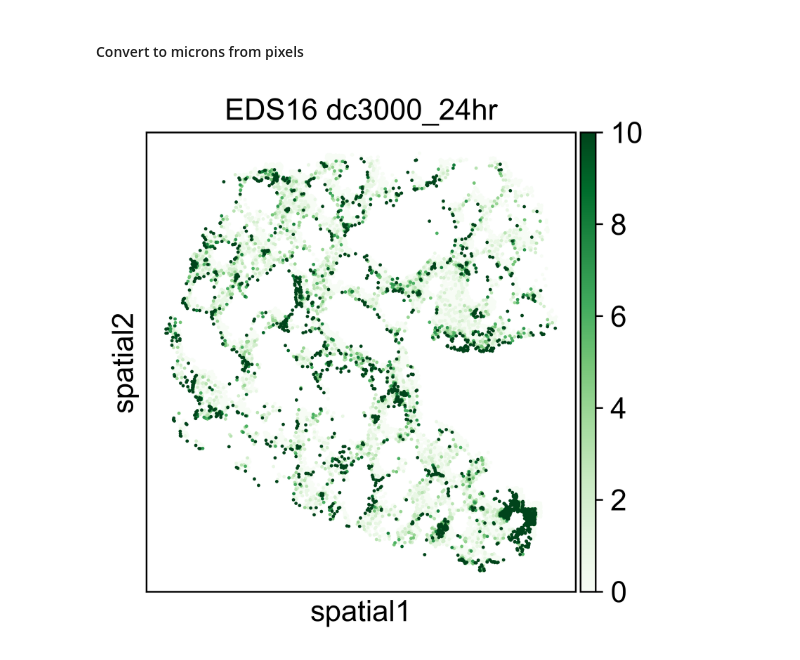
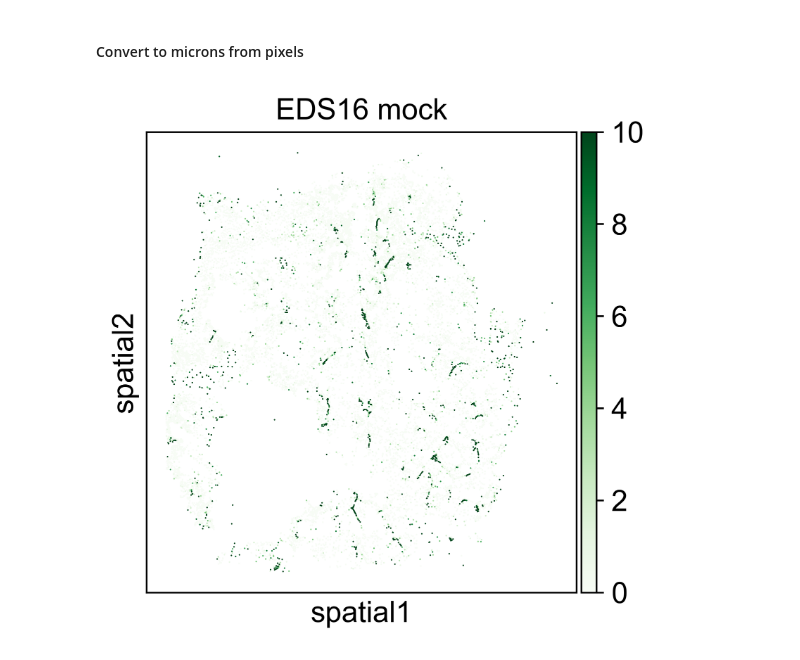
Before and after one commit to amonell/Spatial_Plant_Pathogen_Atlas, a Jupyter notebook: processing_pipelines/smFISH_processing/01_quantify_sid_expression.ipynb, the cells around one changed output. Cells and saved outputs as stored; diff of their text form; code cells hidden in the pictures.

```diff
--- a/processing_pipelines/smFISH_processing/01_quantify_sid_expression.ipynb
+++ b/processing_pipelines/smFISH_processing/01_quantify_sid_expression.ipynb
@@ -68,7 +68,7 @@ np.save(f'/mnt/sata2/alex_storage/Spatiotemporal_Atlas_Ecker/smFISH_images/{exp}
 # %% [markdown]
 #### Convert to microns from pixels
 # %%
-exp = 'dc3000_24hr'
+exp = 'mock'
 # %%
 new_sid = np.load(f'/mnt/sata2/alex_storage/Spatiotemporal_Atlas_Ecker/smFISH_images/{exp}/detected_spots_original_coords.npy')
 # %%
@@ -114,18 +114,18 @@ adata.obs['EDS16'] = expression_sid
 adata.obsm['X_spatial'] = adata.obs[['x', 'y']].values
 # %%
 sc.set_figure_params(dpi=300)
-fig = sc.pl.embedding(adata, basis='spatial', color='EDS16', size=10, cmap = 'Greens', legend_loc='on data', vmax = 10, title = f'EDS16 {exp}', return_fig=True, show=False)
+fig = sc.pl.embedding(adata, basis='spatial', color='EDS16', size=2, cmap = 'Greens', legend_loc='on data', vmax = 10, title = f'EDS16 {exp}', return_fig=True, show=False)
 try:
     os.mkdir(f'../../figures/smFISH')
 except:
     pass
 
 try:
     os.mkdir(f'../../figures/smFISH/{exp}')
 except:
     pass
 
 fig.savefig(f'../../figures/smFISH/{exp}/EDS16.pdf')
 fig.show()
 # %% [output]
-[figure, old version]
+[figure, new version]
```
Also changed, not shown: 1 other file.
